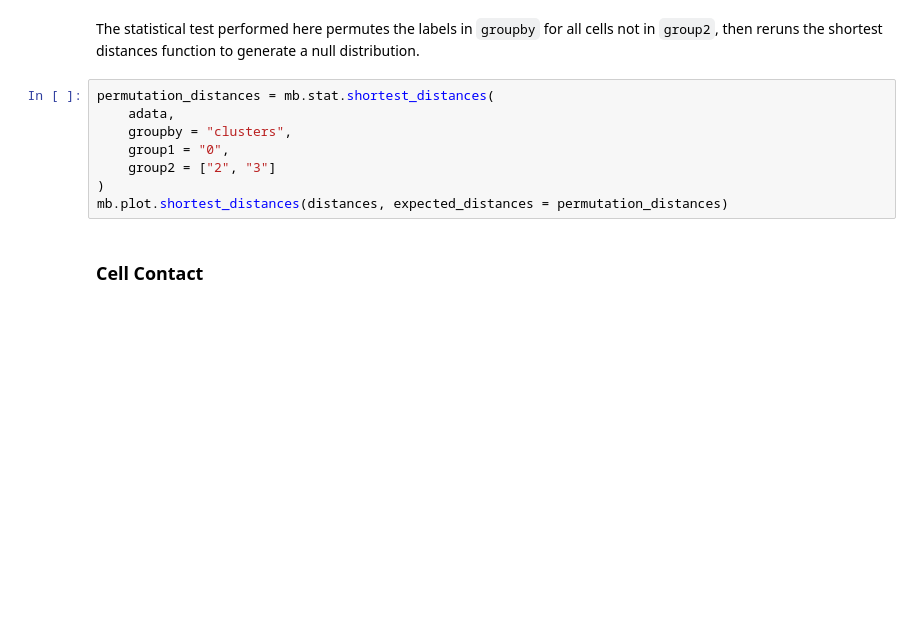
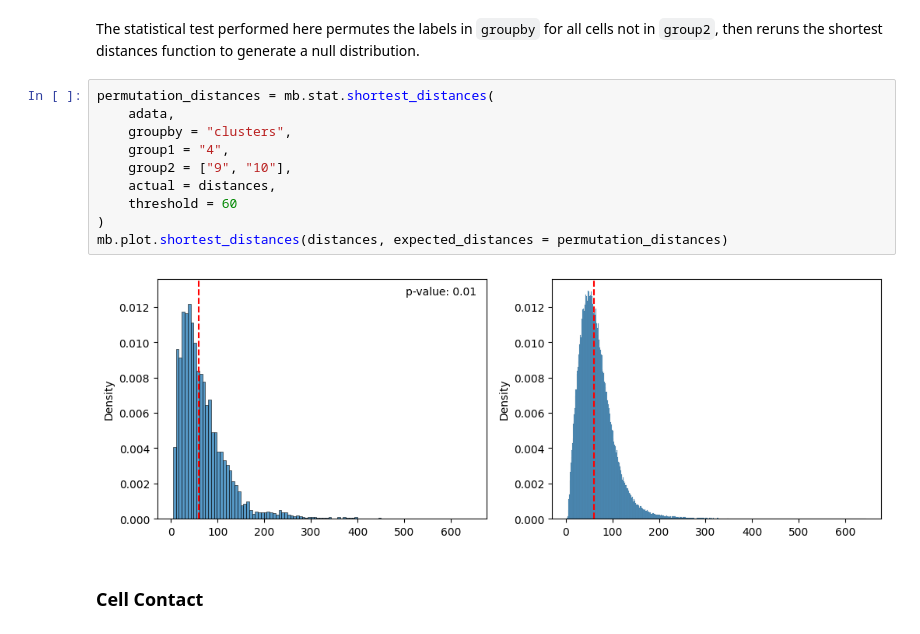
Before and after one commit to immunitastx/monkeybread, a Jupyter notebook: docs/notebooks/tutorial.ipynb, the cells around one changed output. Saved outputs shown, nothing was run; the diff lists cells and outputs as text; blank space fills up the shorter version.

```diff
--- a/docs/notebooks/tutorial.ipynb
+++ b/docs/notebooks/tutorial.ipynb
@@ -122,11 +129,15 @@ The statistical test performed here permutes the labels in `groupby` for all cel
 # %%
 permutation_distances = mb.stat.shortest_distances(
     adata,
     groupby = "clusters",
-    group1 = "0",
-    group2 = ["2", "3"]
+    group1 = "4",
+    group2 = ["9", "10"],
+    actual = distances,
+    threshold = 60
 )
 mb.plot.shortest_distances(distances, expected_distances = permutation_distances)
+# %% [output]
+[figure, added]
 # %% [markdown]
 ### Cell Contact
 # %% [markdown]
```
Also changed, not shown: parts of 15 cells of this notebook, 8 other files.
